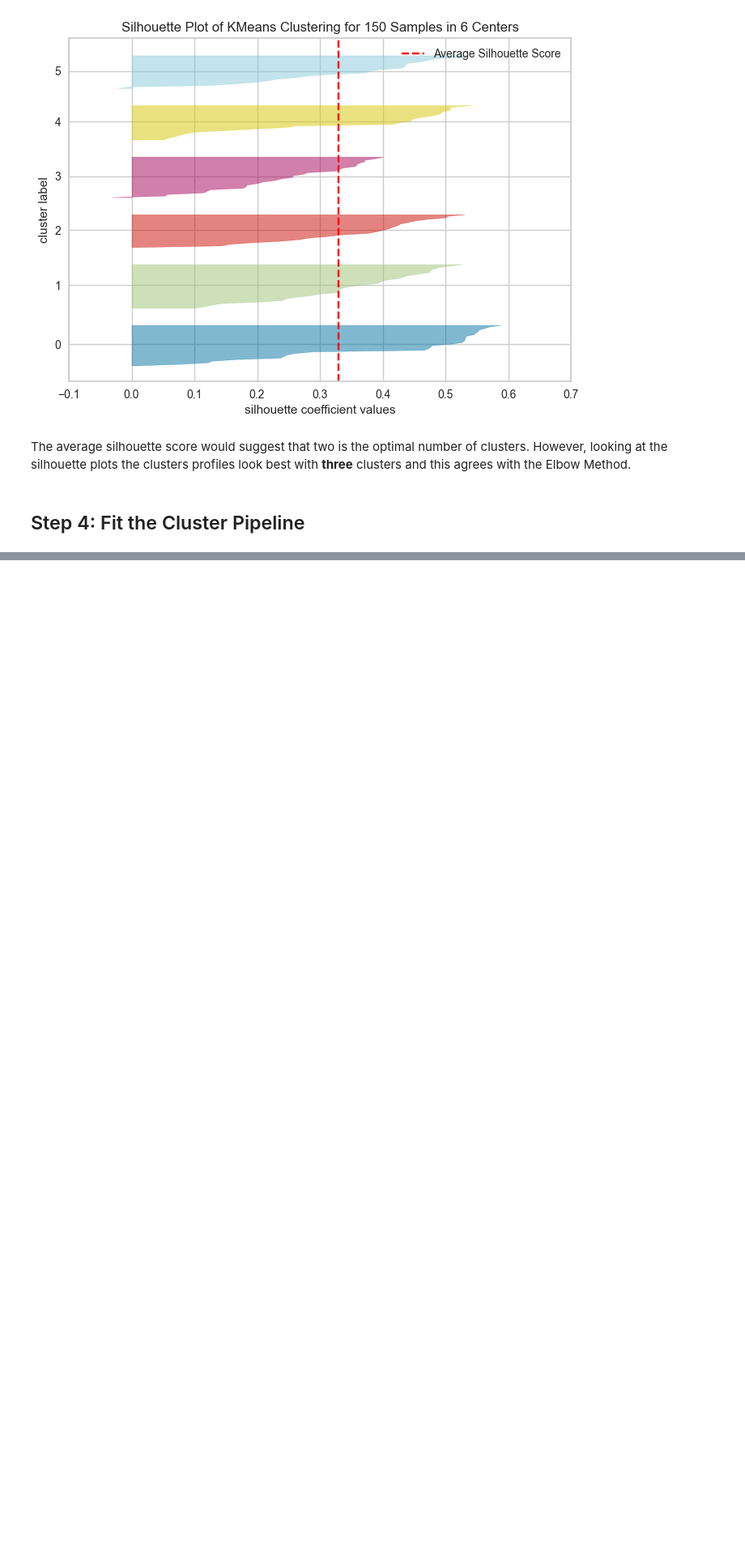
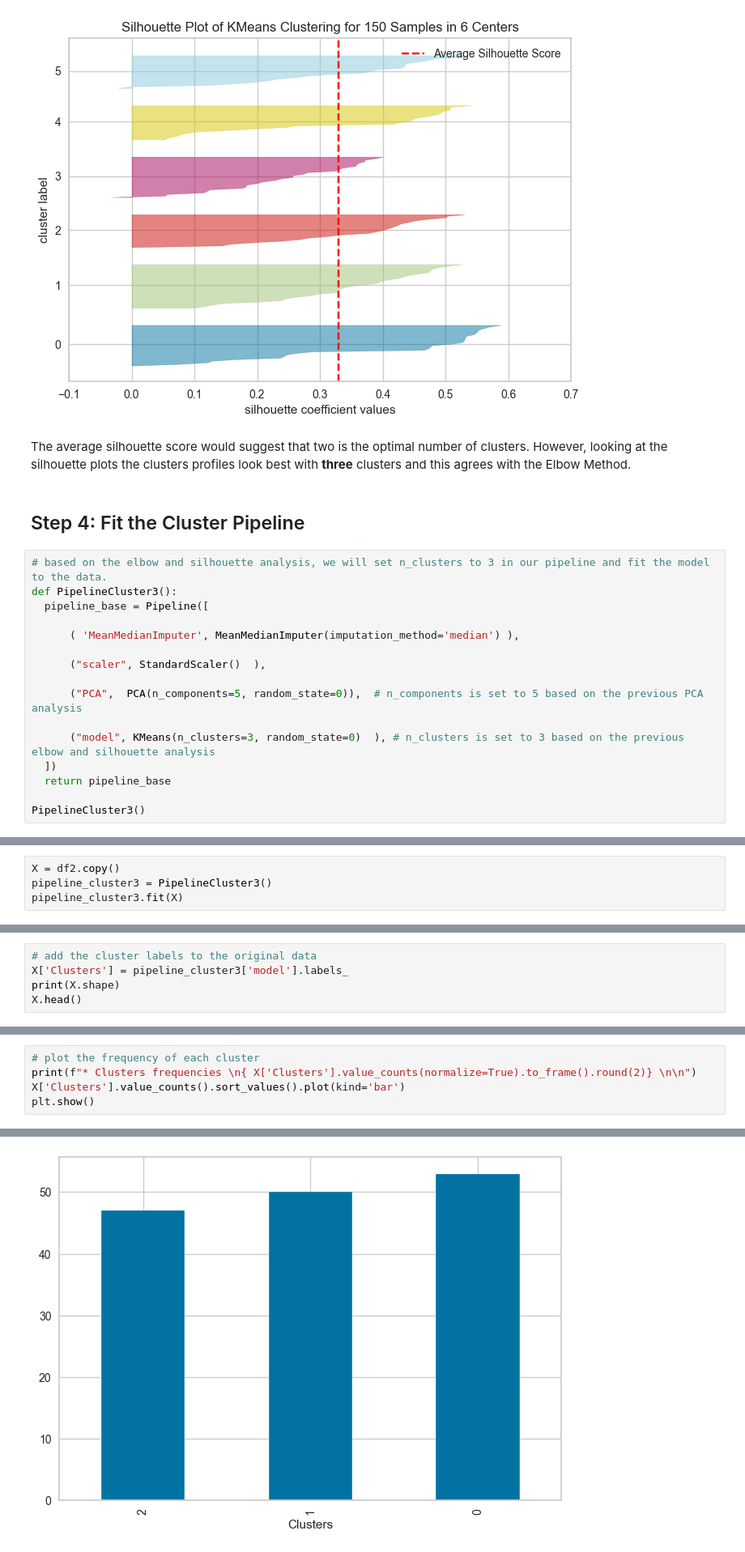
Before and after one commit to BethW83/Iris-Clustering, a Jupyter notebook: jupyter_notebooks/02_cluster_notebook.ipynb, the cells around one changed output, grey strips where cells are left out. Shown at 81% size. Saved outputs shown, nothing was run; the diff lists cells and outputs as text; blank space fills up the shorter version.

```diff
--- a/jupyter_notebooks/02_cluster_notebook.ipynb
+++ b/jupyter_notebooks/02_cluster_notebook.ipynb
@@ -264,3 +264,19 @@ for n_clusters in np.arange(start=2,stop=7):
 The average silhouette score would suggest that two is the optimal number of clusters. However, looking at the silhouette plots the clusters profiles look best with **three** clusters and this agrees with the Elbow Method.
 # %% [markdown]
 ## Step 4: Fit the Cluster Pipeline
+# %%
+# based on the elbow and silhouette analysis, we will set n_clusters to 3 in our pipeline and fit the model to the data.
+def PipelineCluster3():
+  pipeline_base = Pipeline([
+
+      ( 'MeanMedianImputer', MeanMedianImputer(imputation_method='median') ),
+
+      ("scaler", StandardScaler()  ),
+
+      ("PCA",  PCA(n_components=5, random_state=0)),  # n_components is set to 5 based on the previous PCA analysis
+
+      ("model", KMeans(n_clusters=3, random_state=0)  ), # n_clusters is set to 3 based on the previous elbow and silhouette analysis
+  ])
+  return pipeline_base
+
+PipelineCluster3()
@@ -266,0 +288,4 @@ The average silhouette score would suggest that two is the optimal number of clu
+# %%
+X = df2.copy()
+pipeline_cluster3 = PipelineCluster3()
+pipeline_cluster3.fit(X)
@@ -266,0 +297,5 @@ The average silhouette score would suggest that two is the optimal number of clu
+# %%
+# add the cluster labels to the original data
+X['Clusters'] = pipeline_cluster3['model'].labels_
+print(X.shape)
+X.head()
@@ -266,0 +310,6 @@ The average silhouette score would suggest that two is the optimal number of clu
+# %%
+# plot the frequency of each cluster
+print(f"* Clusters frequencies \n{ X['Clusters'].value_counts(normalize=True).to_frame().round(2)} \n\n")
+X['Clusters'].value_counts().sort_values().plot(kind='bar')
+plt.show()
+# %% [output]
@@ -266,0 +322 @@ The average silhouette score would suggest that two is the optimal number of clu
+[figure, added]
```
Also changed, not shown: parts of 7 cells of this notebook.
